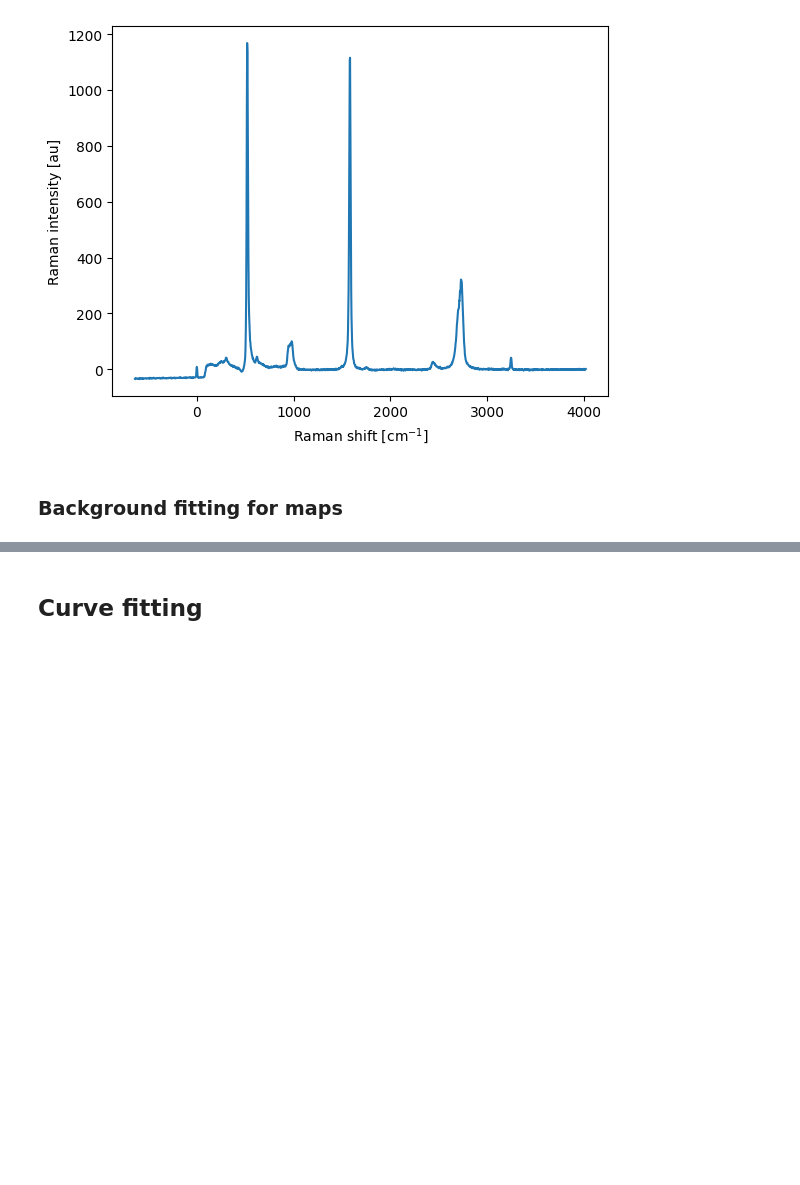
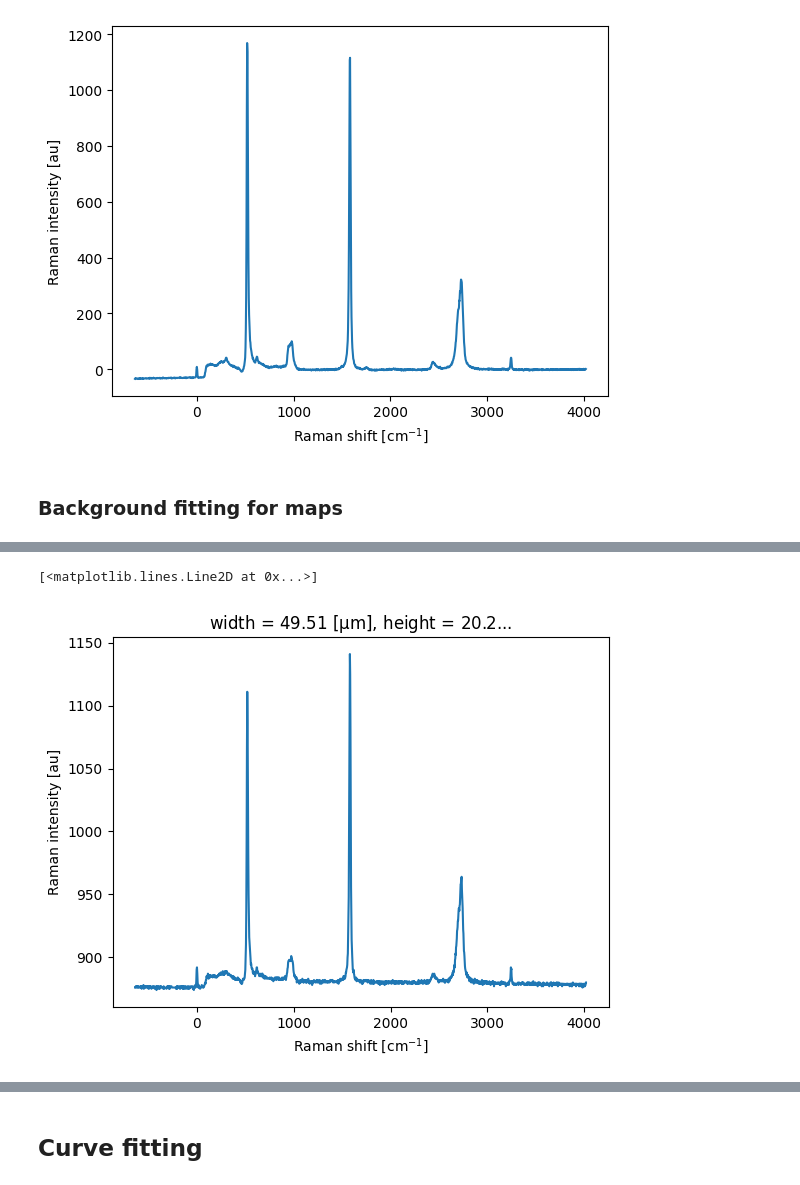
Before and after one commit to zrbyte/ramantools, a Jupyter notebook: ramantools tutorial.ipynb, the cells around one changed output, grey strips where cells are left out. Drawn from its saved outputs; the diff is of its cells as text; code cells hidden in the pictures; blank space fills up the shorter version.

```diff
--- a/ramantools tutorial.ipynb
+++ b/ramantools tutorial.ipynb
@@ -374,0 +386,5 @@ middle = xrm.sel(width = m.size_x/2, height = m.size_y/2, method = 'nearest')
+# %%
+xrm.sel(height = 20, width = 50, method = 'nearest').plot()
+# %% [output]
+[<matplotlib.lines.Line2D at 0x...>]
+[figure, added]
```
Also changed, not shown: parts of 11 cells of this notebook, 6 other files.
